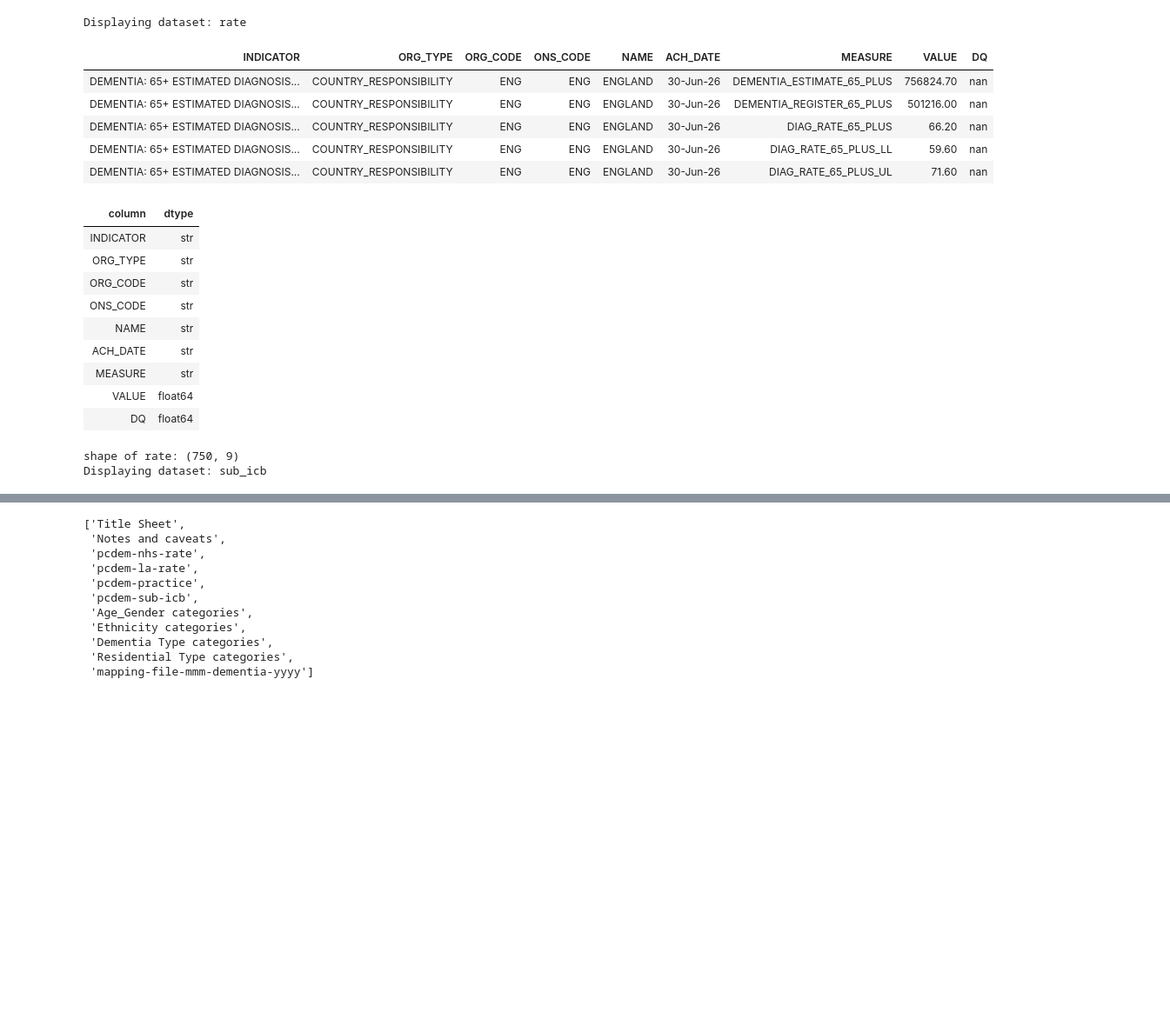
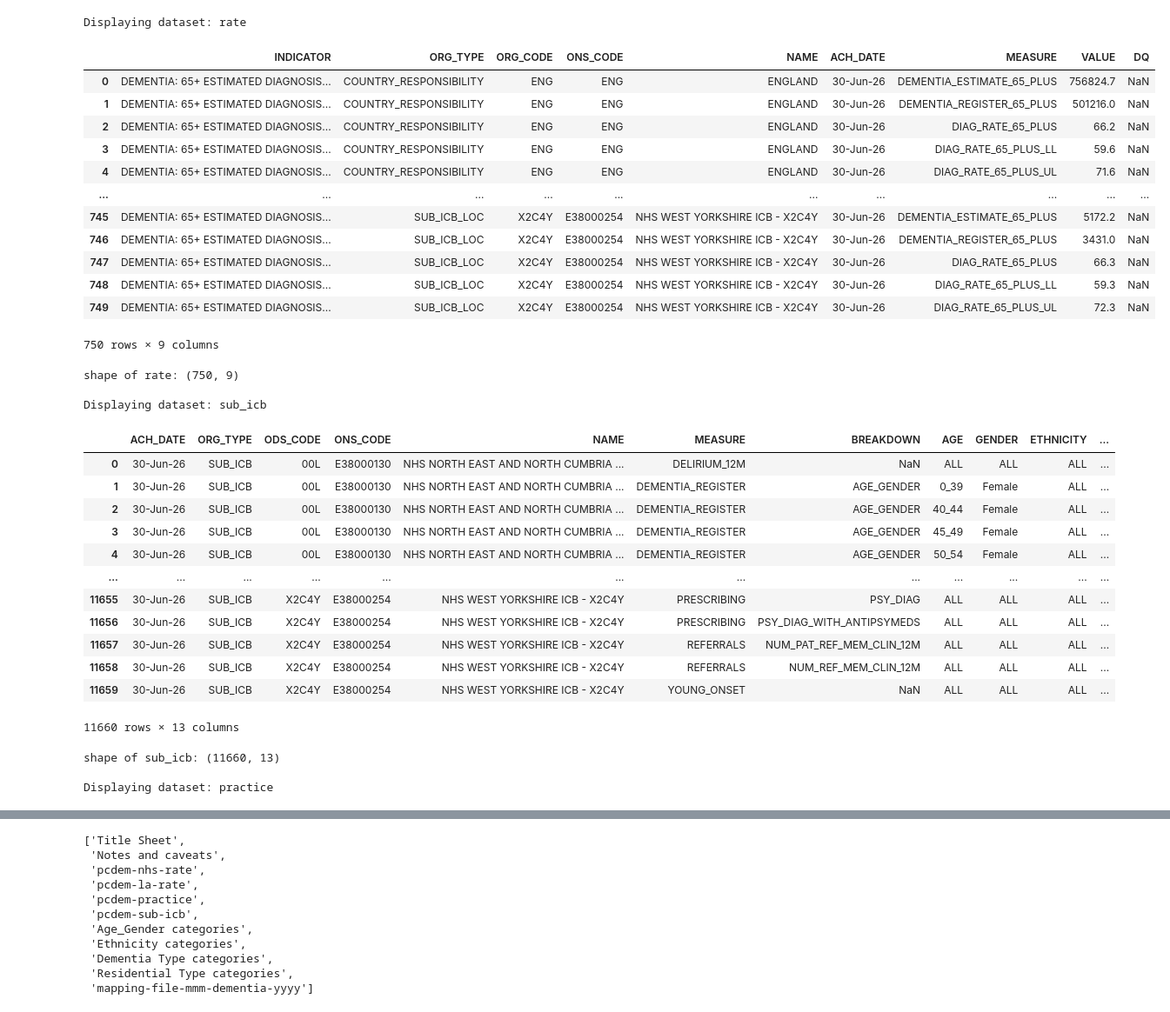
Before and after one commit to abdulrehmarnALI/dementia-atlas, a Jupyter notebook: pipeline/notebooks/00_june_2026_release_exploration.ipynb, the cells around one changed output, grey strips where cells are left out. Shown at 87% size. Saved outputs shown, nothing was run; the diff lists cells and outputs as text; code cells hidden in the pictures; blank space fills up the shorter version.

Commit message:
wip: explore June 2026 dataset structure

```diff
--- a/pipeline/notebooks/00_june_2026_release_exploration.ipynb
+++ b/pipeline/notebooks/00_june_2026_release_exploration.ipynb
@@ -56,47 +56,63 @@ def show_schema(df):
 
     return schema.style.set_table_styles(MY_TABLE_STYLES).hide(axis="index")
 # %%
-RAW_DIR = Path("../data/raw/pcdd/2026-06")
+MARCH_RAW_DIR = Path("../data/raw/pcdd/2026-03")
+JUNE_RAW_DIR = Path("../data/raw/pcdd/2026-06")
 
-paths = {
-    "rate": RAW_DIR / "pcdem-nhs-rate-jun-2026.csv",
-    "sub_icb": RAW_DIR / "pcdem-sub-icb-jun-2026.csv",
-    "practice": RAW_DIR / "pcdem-practice-jun-2026.csv",
-    "mapping": RAW_DIR / "mapping-file-july-dementia-2026.csv",
-    "dictionary": RAW_DIR / "PCDD-2627-data-dictionary.xlsx",
+june_paths = {
+    "rate": JUNE_RAW_DIR / "pcdem-nhs-rate-jun-2026.csv",
+    "sub_icb": JUNE_RAW_DIR / "pcdem-sub-icb-jun-2026.csv",
+    "practice": JUNE_RAW_DIR / "pcdem-practice-jun-2026.csv",
+    "mapping": JUNE_RAW_DIR / "mapping-file-july-dementia-2026.csv",
+    "dictionary": JUNE_RAW_DIR / "PCDD-2627-data-dictionary.xlsx",
 }
 
-rate = pd.read_csv(paths["rate"])
-sub_icb = pd.read_csv(paths["sub_icb"])
-practice = pd.read_csv(paths["practice"])
-mapping = pd.read_csv(paths["mapping"])
-dictionary = pd.read_excel(paths["dictionary"])
+rate = pd.read_csv(june_paths["rate"])
+sub_icb = pd.read_csv(june_paths["sub_icb"])
+practice = pd.read_csv(june_paths["practice"])
+mapping = pd.read_csv(june_paths["mapping"])
+dictionary = pd.read_excel(june_paths["dictionary"])
 
 datasets = {"rate": rate, "sub_icb": sub_icb, "practice": practice, "mapping": mapping}
 
 for name, dataset in datasets.items():
     print(f"Displaying dataset: {name}")
-    display(show_table(dataset))
-    display(show_schema(dataset))
+    # display(show_table(dataset))
+    # display(show_schema(dataset))
+    display(dataset)
     print(f"shape of {name}: {dataset.shape}")
     print()
 # %% [output]
 Displaying dataset: rate
-| INDICATOR | ORG_TYPE | ORG_CODE | ONS_CODE | NAME | ACH_DATE | MEASURE | VALUE | DQ |
-| DEMENTIA: 65+ ESTIMATED DIAGNOSIS... | COUNTRY_RESPONSIBILITY | ENG | ENG | ENGLAND | 30-Jun-26 | DEMENTIA_ESTIMATE_65_PLUS | 756824.70 | nan |
-| DEMENTIA: 65+ ESTIMATED DIAGNOSIS... | COUNTRY_RESPONSIBILITY | ENG | ENG | ENGLAND | 30-Jun-26 | DEMENTIA_REGISTER_65_PLUS | 501216.00 | nan |
-| DEMENTIA: 65+ ESTIMATED DIAGNOSIS... | COUNTRY_RESPONSIBILITY | ENG | ENG | ENGLAND | 30-Jun-26 | DIAG_RATE_65_PLUS | 66.20 | nan |
-| DEMENTIA: 65+ ESTIMATED DIAGNOSIS... | COUNTRY_RESPONSIBILITY | ENG | ENG | ENGLAND | 30-Jun-26 | DIAG_RATE_65_PLUS_LL | 59.60 | nan |
-| DEMENTIA: 65+ ESTIMATED DIAGNOSIS... | COUNTRY_RESPONSIBILITY | ENG | ENG | ENGLAND | 30-Jun-26 | DIAG_RATE_65_PLUS_UL | 71.60 | nan |
+|  | INDICATOR | ORG_TYPE | ORG_CODE | ONS_CODE | NAME | ACH_DATE | MEASURE | VALUE | DQ |
+| 0 | DEMENTIA: 65+ ESTIMATED DIAGNOSIS... | COUNTRY_RESPONSIBILITY | ENG | ENG | ENGLAND | 30-Jun-26 | DEMENTIA_ESTIMATE_65_PLUS | 756824.7 | NaN |
+| 1 | DEMENTIA: 65+ ESTIMATED DIAGNOSIS... | COUNTRY_RESPONSIBILITY | ENG | ENG | ENGLAND | 30-Jun-26 | DEMENTIA_REGISTER_65_PLUS | 501216.0 | NaN |
+| 2 | DEMENTIA: 65+ ESTIMATED DIAGNOSIS... | COUNTRY_RESPONSIBILITY | ENG | ENG | ENGLAND | 30-Jun-26 | DIAG_RATE_65_PLUS | 66.2 | NaN |
+| 3 | DEMENTIA: 65+ ESTIMATED DIAGNOSIS... | COUNTRY_RESPONSIBILITY | ENG | ENG | ENGLAND | 30-Jun-26 | DIAG_RATE_65_PLUS_LL | 59.6 | NaN |
+| 4 | DEMENTIA: 65+ ESTIMATED DIAGNOSIS... | COUNTRY_RESPONSIBILITY | ENG | ENG | ENGLAND | 30-Jun-26 | DIAG_RATE_65_PLUS_UL | 71.6 | NaN |
+| ... | ... | ... | ... | ... | ... | ... | ... | ... | ... |
+| 745 | DEMENTIA: 65+ ESTIMATED DIAGNOSIS... | SUB_ICB_LOC | X2C4Y | E38000254 | NHS WEST YORKSHIRE ICB - X2C4Y | 30-Jun-26 | DEMENTIA_ESTIMATE_65_PLUS | 5172.2 | NaN |
+| 746 | DEMENTIA: 65+ ESTIMATED DIAGNOSIS... | SUB_ICB_LOC | X2C4Y | E38000254 | NHS WEST YORKSHIRE ICB - X2C4Y | 30-Jun-26 | DEMENTIA_REGISTER_65_PLUS | 3431.0 | NaN |
+| 747 | DEMENTIA: 65+ ESTIMATED DIAGNOSIS... | SUB_ICB_LOC | X2C4Y | E38000254 | NHS WEST YORKSHIRE ICB - X2C4Y | 30-Jun-26 | DIAG_RATE_65_PLUS | 66.3 | NaN |
+| 748 | DEMENTIA: 65+ ESTIMATED DIAGNOSIS... | SUB_ICB_LOC | X2C4Y | E38000254 | NHS WEST YORKSHIRE ICB - X2C4Y | 30-Jun-26 | DIAG_RATE_65_PLUS_LL | 59.3 | NaN |
+| 749 | DEMENTIA: 65+ ESTIMATED DIAGNOSIS... | SUB_ICB_LOC | X2C4Y | E38000254 | NHS WEST YORKSHIRE ICB - X2C4Y | 30-Jun-26 | DIAG_RATE_65_PLUS_UL | 72.3 | NaN |
+750 rows × 9 columns
+shape of rate: (750, 9)
+
+Displaying dataset: sub_icb
-| column | dtype |
-| INDICATOR | str |
-| ORG_TYPE | str |
-| ORG_CODE | str |
-| ONS_CODE | str |
-| NAME | str |
-| ACH_DATE | str |
-| MEASURE | str |
-| VALUE | float64 |
-| DQ | float64 |
+|  | ACH_DATE | ORG_TYPE | ODS_CODE | ONS_CODE | NAME | MEASURE | BREAKDOWN | AGE | GENDER | ETHNICITY | ... |
+| 0 | 30-Jun-26 | SUB_ICB | 00L | E38000130 | NHS NORTH EAST AND NORTH CUMBRIA ... | DELIRIUM_12M | NaN | ALL | ALL | ALL | ... |
+| 1 | 30-Jun-26 | SUB_ICB | 00L | E38000130 | NHS NORTH EAST AND NORTH CUMBRIA ... | DEMENTIA_REGISTER | AGE_GENDER | 0_39 | Female | ALL | ... |
+| 2 | 30-Jun-26 | SUB_ICB | 00L | E38000130 | NHS NORTH EAST AND NORTH CUMBRIA ... | DEMENTIA_REGISTER | AGE_GENDER | 40_44 | Female | ALL | ... |
+| 3 | 30-Jun-26 | SUB_ICB | 00L | E38000130 | NHS NORTH EAST AND NORTH CUMBRIA ... | DEMENTIA_REGISTER | AGE_GENDER | 45_49 | Female | ALL | ... |
+| 4 | 30-Jun-26 | SUB_ICB | 00L | E38000130 | NHS NORTH EAST AND NORTH CUMBRIA ... | DEMENTIA_REGISTER | AGE_GENDER | 50_54 | Female | ALL | ... |
+| ... | ... | ... | ... | ... | ... | ... | ... | ... | ... | ... | ... |
+| 11655 | 30-Jun-26 | SUB_ICB | X2C4Y | E38000254 | NHS WEST YORKSHIRE ICB - X2C4Y | PRESCRIBING | PSY_DIAG | ALL | ALL | ALL | ... |
+| 11656 | 30-Jun-26 | SUB_ICB | X2C4Y | E38000254 | NHS WEST YORKSHIRE ICB - X2C4Y | PRESCRIBING | PSY_DIAG_WITH_ANTIPSYMEDS | ALL | ALL | ALL | ... |
+| 11657 | 30-Jun-26 | SUB_ICB | X2C4Y | E38000254 | NHS WEST YORKSHIRE ICB - X2C4Y | REFERRALS | NUM_PAT_REF_MEM_CLIN_12M | ALL | ALL | ALL | ... |
+| 11658 | 30-Jun-26 | SUB_ICB | X2C4Y | E38000254 | NHS WEST YORKSHIRE ICB - X2C4Y | REFERRALS | NUM_REF_MEM_CLIN_12M | ALL | ALL | ALL | ... |
+| 11659 | 30-Jun-26 | SUB_ICB | X2C4Y | E38000254 | NHS WEST YORKSHIRE ICB - X2C4Y | YOUNG_ONSET | NaN | ALL | ALL | ALL | ... |
-shape of rate: (750, 9)
-Displaying dataset: sub_icb
+11660 rows × 13 columns
+shape of sub_icb: (11660, 13)
+
+Displaying dataset: practice
```
Also changed, not shown: parts of 33 cells of this notebook, 1 other file.
